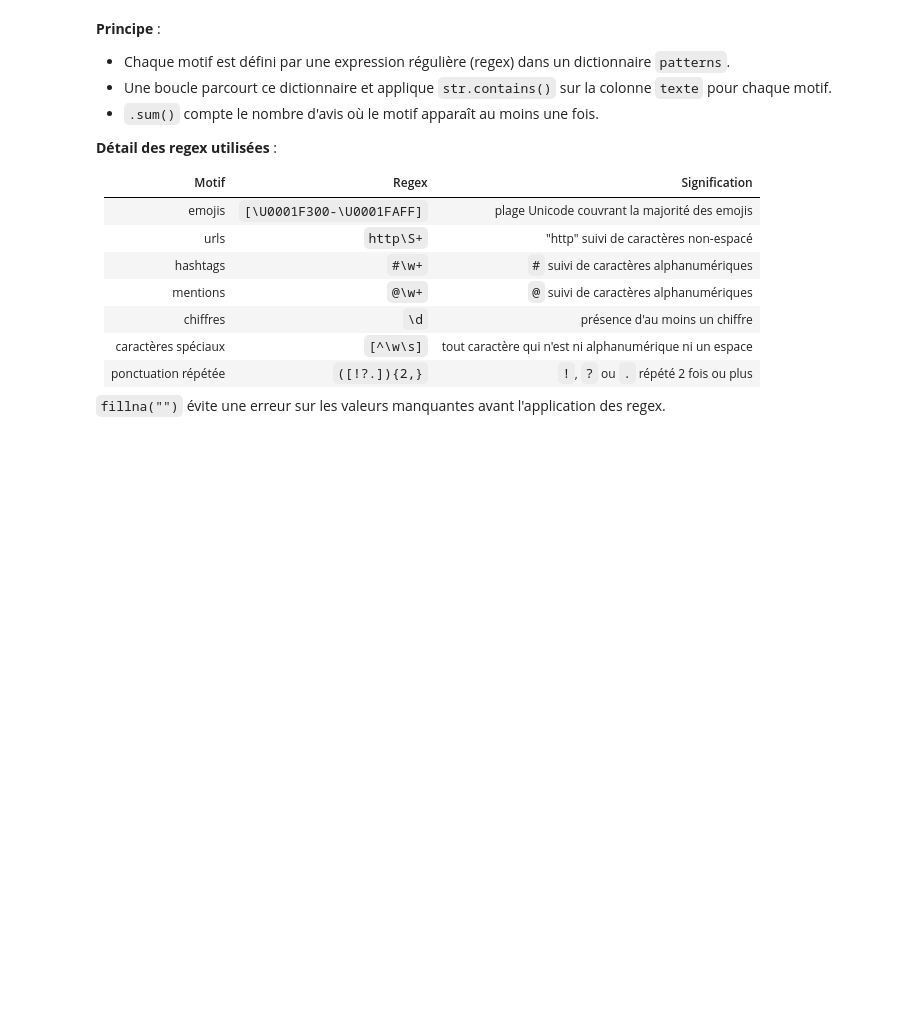
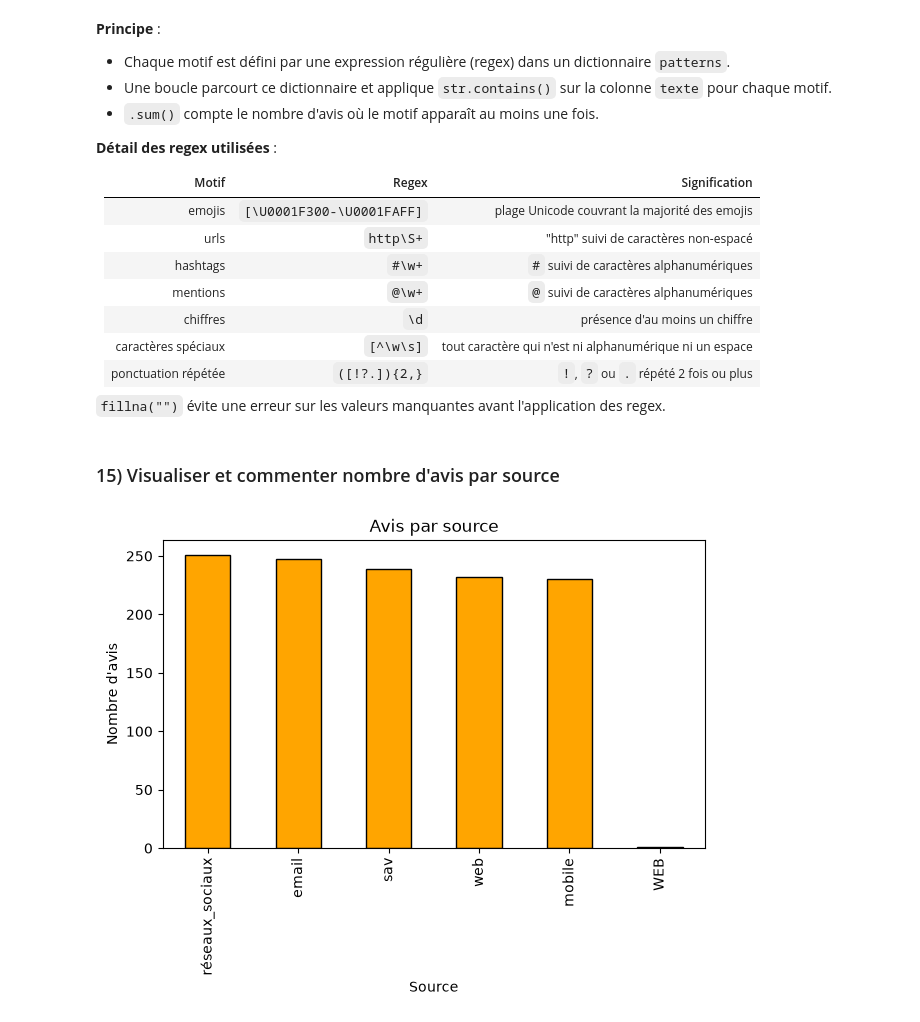
Before and after one commit to sinendoye/atelier_prepa_donnees_textuelles, a Jupyter notebook: notebooks/atelier_prepa_donnees_textuelles.ipynb, the cells around one changed output. Drawn from its saved outputs; the diff is of its cells as text; code cells hidden in the pictures; blank space fills up the shorter version.

Commit message:
Partie 1: Phase d'exploration - 15. Visualisation du nombre d'avis par source et commentaire

```diff
--- a/notebooks/atelier_prepa_donnees_textuelles.ipynb
+++ b/notebooks/atelier_prepa_donnees_textuelles.ipynb
@@ -281,3 +281,12 @@ ponctuation_repetee : 141 avis concernés
 | ponctuation répétée | `([!?.]){2,}` | `!`, `?` ou `.` répété 2 fois ou plus |
 
 `fillna("")` évite une erreur sur les valeurs manquantes avant l'application des regex.
+# %% [markdown]
+### 15) Visualiser et commenter nombre d'avis par source
+# %%
+df["source"].value_counts().plot(kind="bar", figsize=(7,4), title="Avis par source", color="orange", edgecolor="black")
+plt.xlabel("Source")
+plt.ylabel("Nombre d'avis")
+plt.show()
+# %% [output]
+[figure, added]
```
Also changed, not shown: parts of 1 cell of this notebook.
